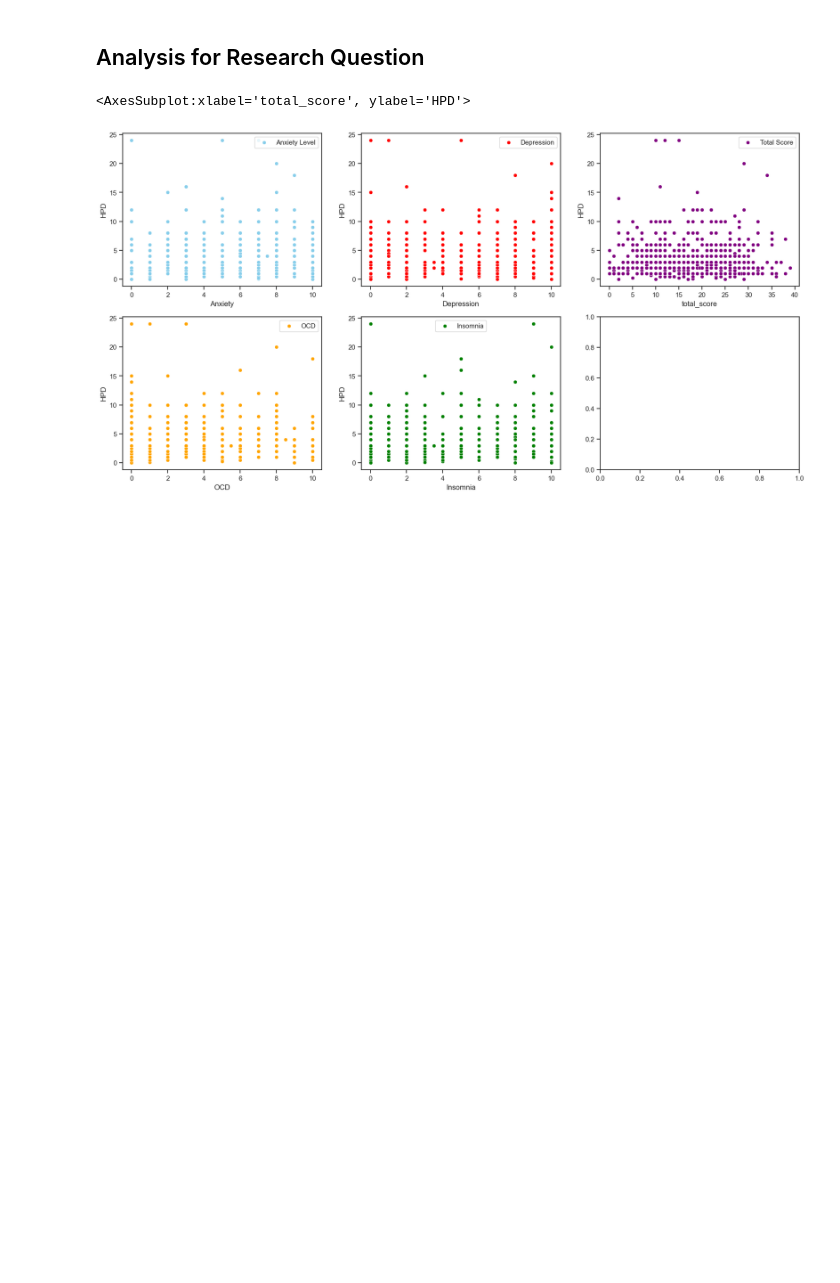
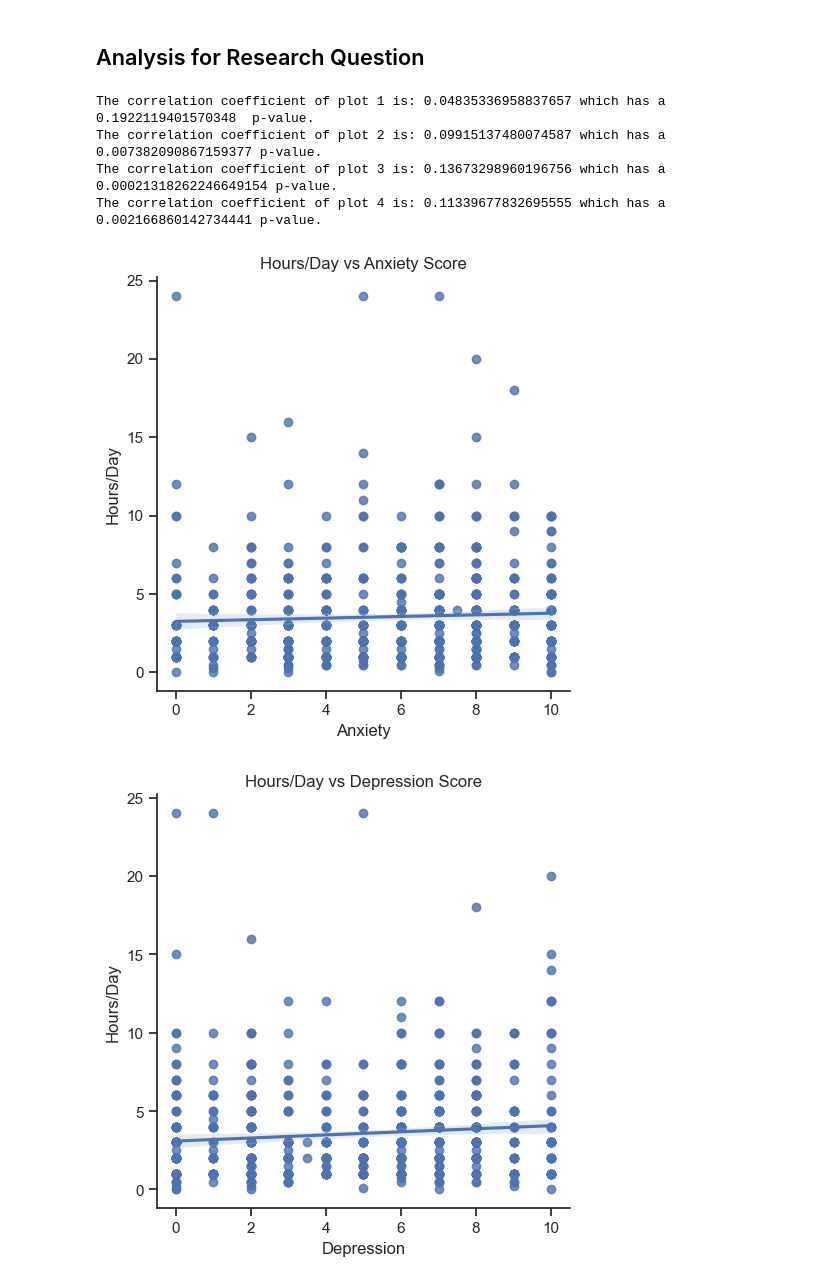
Before and after one commit to ubco-W2022T2-data301/project-group29, a Jupyter notebook: analysis/analysis1.ipynb, the cells around one changed output. Drawn from its saved outputs; the diff is of its cells as text; code cells hidden in the pictures; blank space fills up the shorter version.

Commit message:
Fixed up the processing data method and added some more plots

```diff
--- a/analysis/analysis1.ipynb
+++ b/analysis/analysis1.ipynb
@@ -99,6 +99,7 @@ plt.show()
 # %% [markdown]
 ## Milestone 4 - Analysis Pipeline
 # %%
+import random
 # initial data pipeline
 
 # storing original csv
@@ -116,6 +117,12 @@ modifiedData = modifiedData.rename(columns = {"Primary streaming service" : "PSS
 modifiedData = modifiedData.rename(columns = {"Hours per day" : "HPD"})
 modifiedData = modifiedData.rename(columns = {"While working" : "WW"})
 modifiedData = modifiedData.rename(columns = {"Fav genre" : "FG"})
+# add jitter to the Hours per Day
+jitteredHPD = pd.Series()
+for i in range(0,len(modifiedData["HPD"])):
+    jitteredHPD.at[i] = modifiedData["HPD"][i] + (random.random() * 0.2 - 0.1)  # adds a value of [-0.1,0.1)
+modifiedData = modifiedData.assign(JHPD = jitteredHPD)
+
 modifiedData
 # %% [output]
 |  | PSS | HPD | WW | Instrumentalist | Composer | FG | Anxiety | Depression | Insomnia | OCD | ... |
@@ -199,10 +197,12 @@ loadAndProcess("../data/raw/mxmh_survey_results.csv")
 # %%
 # Testing Function
 import sys
-sys.path.append("./code")
+
+sys.path.append("./code/")
+
 import project_functions1
-modifiedData = project_functions1.loadAndProcess("../data/raw/mxmh_survey_results.csv")
-modifiedData
+
+project_functions1.loadAndProcess("../data/raw/mxmh_survey_results.csv")
 # %% [output]
 |  | PSS | HPD | WW | Instrumentalist | Composer | FG | Anxiety | Depression | Insomnia | OCD | ... |
 | 0 | Spotify | 3.0 | Yes | Yes | Yes | Latin | 3.0 | 0.0 | 1.0 | 0.0 | ... |
@@ -220,13 +220,29 @@ modifiedData
 # %% [markdown]
 ## Analysis for Research Question
-# %%
-# simple scatterplots to see potential relationships
-fig, axs = plt.subplots(2, 3, figsize=(20, 10))
-sns.scatterplot(data=modifiedData, x="Anxiety", y="HPD", color="skyblue", label="Anxiety Level", ax = axs[0,0])
-sns.scatterplot(data=modifiedData, x="Depression", y="HPD", color="red", label="Depression", ax = axs[0,1])
-sns.scatterplot(data=modifiedData, x="OCD", color="orange", y="HPD", label="OCD", ax = axs[1,0])
-sns.scatterplot(data=modifiedData, x="Insomnia", y="HPD",color="green", label="Insomnia", ax = axs[1,1])
-sns.scatterplot(data=modifiedData, x="total_score", y="HPD", color="purple", label="Total Score", ax = axs[0,2])
-# %% [output]
-<AxesSubplot:xlabel='total_score', ylabel='HPD'>
-[figure, removed]
+# %%
+# simple scatterplots to see potential relationships between original self reported ratings of aspects mental health and the self reported number
+# of hours of daily music listening
+import scipy.stats as stats
+
+sns.lmplot(data = modifiedData, y = "HPD", x = "Anxiety").set(title = "Hours/Day vs Anxiety Score", ylabel = "Hours/Day")
+correlationCoef, pValue = stats.pearsonr(modifiedData["HPD"], modifiedData["Anxiety"])
+print("The correlation coefficient of plot 1 is:", correlationCoef, "which has a", pValue, " p-value.")
+
+sns.lmplot(data = modifiedData, y= "HPD", x = "Depression").set(title = "Hours/Day vs Depression Score", ylabel = "Hours/Day")
+correlationCoef, pValue = stats.pearsonr(modifiedData["HPD"], modifiedData["Depression"])
+print("The correlation coefficient of plot 2 is:", correlationCoef, "which has a", pValue, "p-value.")
+
+sns.lmplot(data = modifiedData, y= "HPD", x = "Insomnia").set(title = "Hours/Day vs Insomnia Score", ylabel = "Hours/Day")
+correlationCoef, pValue = stats.pearsonr(modifiedData["HPD"], modifiedData["Insomnia"])
+print("The correlation coefficient of plot 3 is:", correlationCoef, "which has a", pValue, "p-value.")
+
+sns.lmplot(data = modifiedData, y= "HPD", x = "OCD").set(title = "Hours/Day vs OCD Score", ylabel = "Hours/Day")
+correlationCoef, pValue = stats.pearsonr(modifiedData["HPD"], modifiedData["OCD"])
+print("The correlation coefficient of plot 4 is:", correlationCoef, "which has a", pValue, "p-value.")
+# %% [output]
+The correlation coefficient of plot 1 is: 0.04835336958837657 which has a 0.1922119401570348  p-value.
+The correlation coefficient of plot 2 is: 0.09915137480074587 which has a 0.007382090867159377 p-value.
+The correlation coefficient of plot 3 is: 0.13673298960196756 which has a 0.00021318262246649154 p-value.
+The correlation coefficient of plot 4 is: 0.11339677832695555 which has a 0.002166860142734441 p-value.
+[figure, added]
+[figure, added]
```
Also changed, not shown: parts of 12 cells of this notebook, 1 other file.
